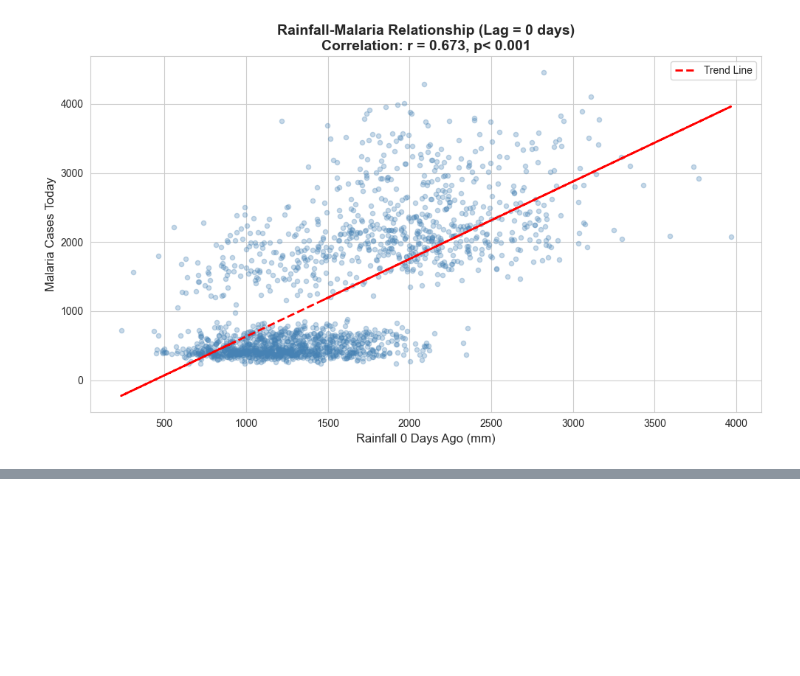
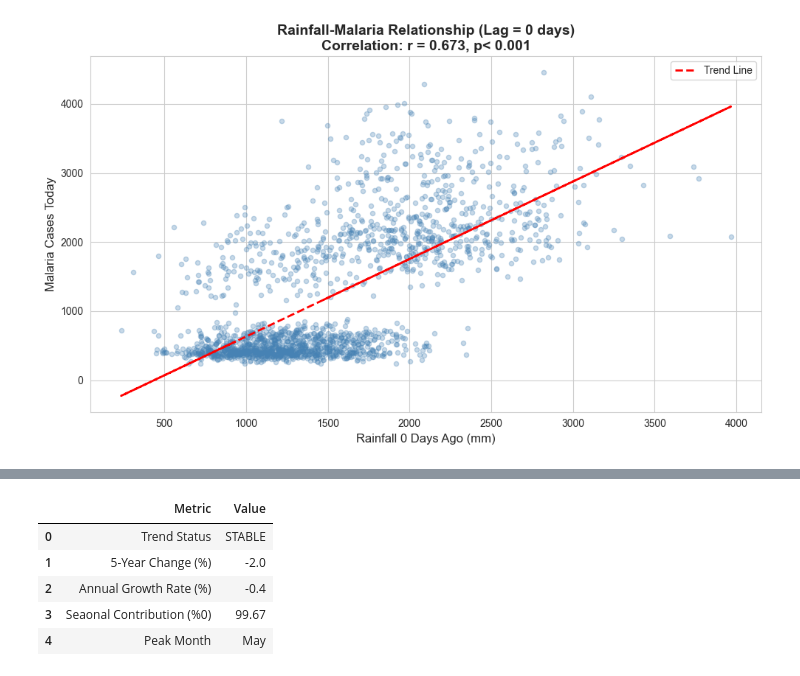
Before and after one commit to Don-Alvin/afrihealth-disease-surveillance, a Jupyter notebook: notebooks/02_statistical_analysis.ipynb, the cells around one changed output, grey strips where cells are left out. Drawn from its saved outputs; the diff is of its cells as text; code cells hidden in the pictures; blank space fills up the shorter version.

```diff
--- a/notebooks/02_statistical_analysis.ipynb
+++ b/notebooks/02_statistical_analysis.ipynb
@@ -239,0 +498,29 @@ plt.show()
+# %%
+time_summary_data = {
+    'Metric': [
+        'Trend Status',
+        '5-Year Change (%)',
+        'Annual Growth Rate (%)',
+        'Seaonal Contribution (%0)',
+        'Peak Month',
+        'Seaonal Swing'
+    ],
+    'Value': [
+        trend_status,
+        f"{trend_change_pct:.1f}",
+        f"{annual_growth_rate:.1f}",
+        f"{seasonal_pct}",
+        months[peak_month_idx],
+        f"{seasonal_pattern.max() - seasonal_pattern.min():,.0f}"
+    ]
+}
+
+time_summary_df = pd.DataFrame(time_summary_data)
+time_summary_df.head()
+# %% [output]
+|  | Metric | Value |
+| 0 | Trend Status | STABLE |
+| 1 | 5-Year Change (%) | -2.0 |
+| 2 | Annual Growth Rate (%) | -0.4 |
+| 3 | Seaonal Contribution (%0) | 99.67 |
+| 4 | Peak Month | May |
```
Also changed, not shown: parts of 16 cells of this notebook, 4 other files.
